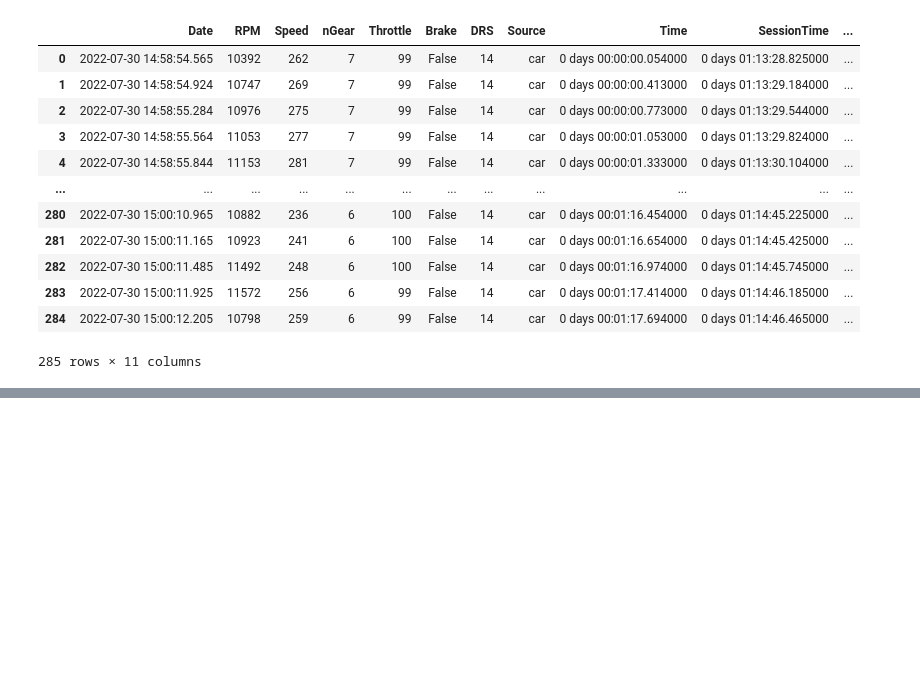
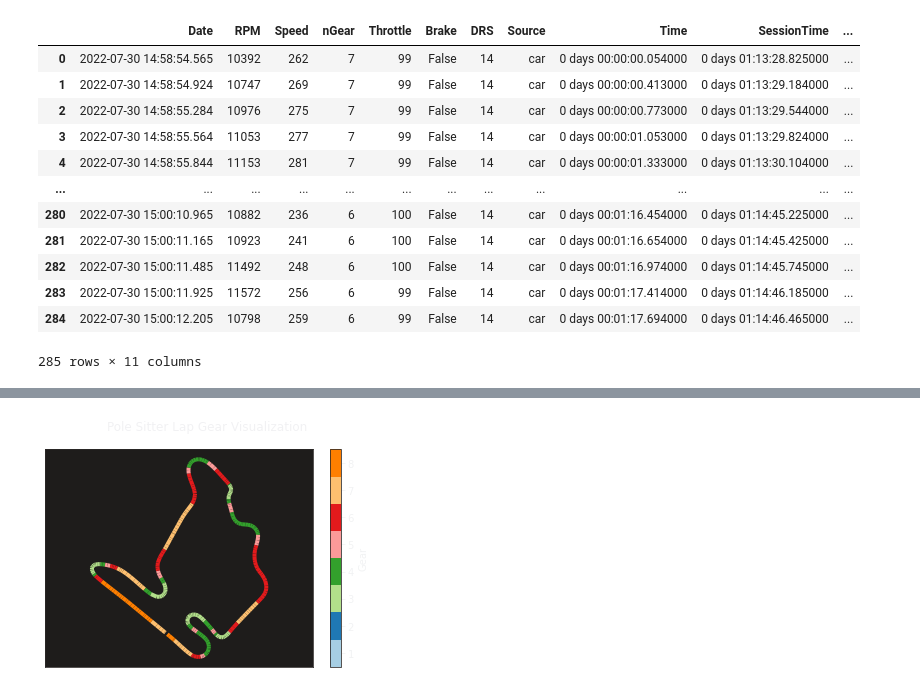
Before and after one commit to dhupee/Fastf1-head2head, a Jupyter notebook: fastf1-hungaroring-analysis.ipynb, the cells around one changed output, grey strips where cells are left out. Drawn from its saved outputs; the diff is of its cells as text; code cells hidden in the pictures; blank space fills up the shorter version.

```diff
--- a/fastf1-hungaroring-analysis.ipynb
+++ b/fastf1-hungaroring-analysis.ipynb
@@ -167,0 +168,5 @@ plt.show()
+# %%
+# need pole sitter X and Y for circuit plotting
+
+rus_pos_data = rus.get_pos_data()
+rus_pos_data
@@ -167,0 +187,31 @@ plt.show()
+# %%
+# need pole sitter gear and position as reference for circuit plotting
+
+# prepare the position
+x = np.array(rus_pos_data['X'].values)
+y = np.array(rus_pos_data['Y'].values)
+
+points = np.array([x, y]).T.reshape(-1, 1, 2)
+segments = np.concatenate([points[:-1], points[1:]], axis=1)
+gear = rus_car_data['nGear'].to_numpy().astype(float)
+
+# create a line collection
+cmap = cm.get_cmap('Paired')
+lc_comp = LineCollection(segments, norm=plt.Normalize(1, cmap.N+1), cmap=cmap)
+lc_comp.set_array(gear)
+lc_comp.set_linewidth(4)
+
+# plotting
+plt.gca().add_collection(lc_comp)
+plt.axis('equal')
+plt.tick_params(labelleft=False, left=False, labelbottom=False, bottom=False)
+
+title = plt.suptitle('Pole Sitter Lap Gear Visualization')
+
+cbar = plt.colorbar(mappable=lc_comp, label="Gear", boundaries=np.arange(1, 10))
+cbar.set_ticks(np.arange(1.5, 9.5))
+cbar.set_ticklabels(np.arange(1, 9))
+
+plt.show()
+# %% [output]
+[figure, added]
```
Also changed, not shown: parts of 5 cells of this notebook.
